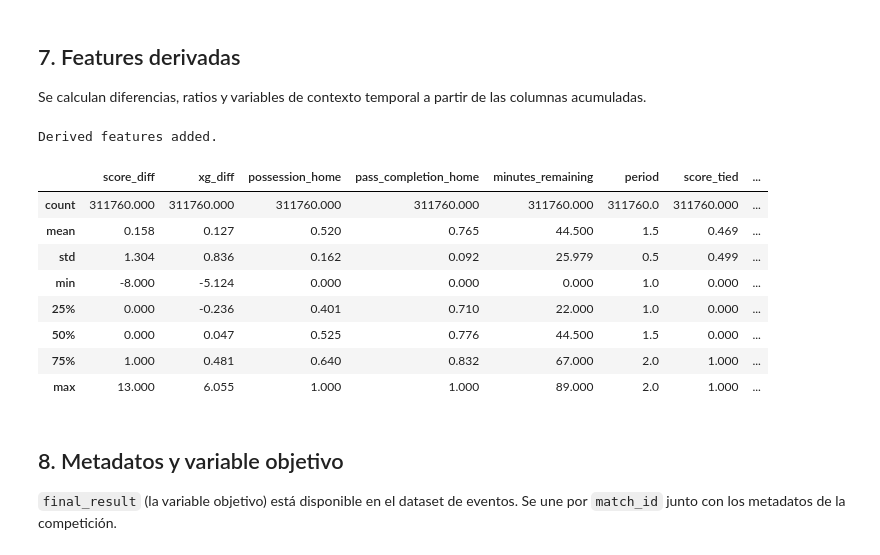
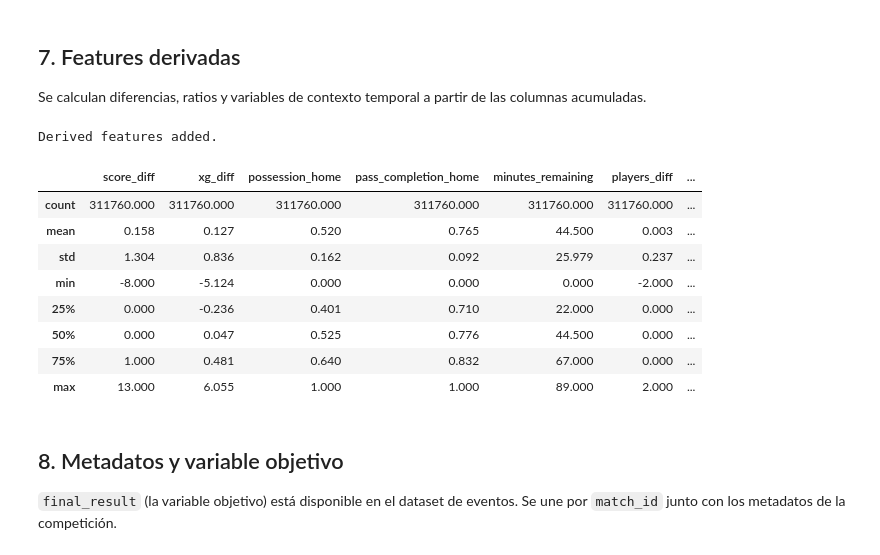
Before and after one commit to oriolologaray/TFE, a Jupyter notebook: notebooks/feature_engineering.ipynb, the cells around one changed output. Drawn from its saved outputs; the diff is of its cells as text; code cells hidden in the pictures.

```diff
--- a/notebooks/feature_engineering.ipynb
+++ b/notebooks/feature_engineering.ipynb
@@ -258,58 +258,59 @@ features["possession_home"] = (
     features["carries_home"] / total_carries.replace(0, np.nan)
 ).fillna(0.5)   # 0.5 when no carries yet (kick-off minute)
 
-# Pass completion rates
+# Pass completion rates — computed before dropping complete_passes columns
 features["pass_completion_home"] = (
     features["complete_passes_home"] / features["passes_home"].replace(0, np.nan)
 ).fillna(0.0)
 features["pass_completion_away"] = (
     features["complete_passes_away"] / features["passes_away"].replace(0, np.nan)
 ).fillna(0.0)
 
-# Temporal context
+# complete_passes_home/away are now redundant: complete_passes = passes * pass_completion
+# Correlation with passes_home/away is r≈0.98 and they add no independent signal.
+features.drop(columns=["complete_passes_home", "complete_passes_away"], inplace=True)
+
+# Temporal context.
+# minutes_remaining is the primary temporal feature; period is exactly derivable from it
+# (period=1 iff minutes_remaining>=45) so it is dropped to avoid redundancy.
 features["minutes_remaining"] = 90 - features["minute"]
-features["period"]   = (features["minute"] > 45).astype(np.int8) + 1
-features["score_tied"] = (features["score_diff"] == 0).astype(np.int8)
 
-# Numerical superiority from red cards.
-# players_diff > 0 means home team has more players on the pitch.
-# Multiplied by minutes_remaining: an early man advantage compounds more than a late one.
-features["players_diff"]        = features["red_cards_away"] - features["red_cards_home"]
-features["players_diff_x_time"] = features["players_diff"] * features["minutes_remaining"]
+# Numerical superiority from red cards
+features["players_diff"] = features["red_cards_away"] - features["red_cards_home"]
 
-# Game openness: 0-0 and 3-3 are both score_diff=0, but very different matches
+# Game openness: 0-0 and 3-3 are both score_diff=0 but very different matches
 features["total_goals"] = features["goals_home"] + features["goals_away"]
 
 # Shot quality: xG per shot — distinguishes box threats from long-range speculative shots.
 # Filled with 0.0 when no shots taken yet.
 features["xg_per_shot_home"] = (
     features["xg_home"] / features["shots_home"].replace(0, np.nan)
 ).fillna(0.0)
 features["xg_per_shot_away"] = (
     features["xg_away"] / features["shots_away"].replace(0, np.nan)
 ).fillna(0.0)
 
 # Finishing over/under-performance vs expected goals
 features["goals_minus_xg_home"] = features["goals_home"] - features["xg_home"]
 features["goals_minus_xg_away"] = features["goals_away"] - features["xg_away"]
 
 print("Derived features added.")
 features[[
     "score_diff", "xg_diff", "possession_home", "pass_completion_home",
-    "minutes_remaining", "period", "score_tied",
+    "minutes_remaining",
     "players_diff", "total_goals", "xg_per_shot_home", "goals_minus_xg_home",
 ]].describe().round(3)
 # %% [output]
 Derived features added.
-|  | score_diff | xg_diff | possession_home | pass_completion_home | minutes_remaining | period | score_tied | ... |
-| count | 311760.000 | 311760.000 | 311760.000 | 311760.000 | 311760.000 | 311760.0 | 311760.000 | ... |
-| mean | 0.158 | 0.127 | 0.520 | 0.765 | 44.500 | 1.5 | 0.469 | ... |
-| std | 1.304 | 0.836 | 0.162 | 0.092 | 25.979 | 0.5 | 0.499 | ... |
-| min | -8.000 | -5.124 | 0.000 | 0.000 | 0.000 | 1.0 | 0.000 | ... |
-| 25% | 0.000 | -0.236 | 0.401 | 0.710 | 22.000 | 1.0 | 0.000 | ... |
-| 50% | 0.000 | 0.047 | 0.525 | 0.776 | 44.500 | 1.5 | 0.000 | ... |
-| 75% | 1.000 | 0.481 | 0.640 | 0.832 | 67.000 | 2.0 | 1.000 | ... |
-| max | 13.000 | 6.055 | 1.000 | 1.000 | 89.000 | 2.0 | 1.000 | ... |
+|  | score_diff | xg_diff | possession_home | pass_completion_home | minutes_remaining | players_diff | ... |
+| count | 311760.000 | 311760.000 | 311760.000 | 311760.000 | 311760.000 | 311760.000 | ... |
+| mean | 0.158 | 0.127 | 0.520 | 0.765 | 44.500 | 0.003 | ... |
+| std | 1.304 | 0.836 | 0.162 | 0.092 | 25.979 | 0.237 | ... |
+| min | -8.000 | -5.124 | 0.000 | 0.000 | 0.000 | -2.000 | ... |
+| 25% | 0.000 | -0.236 | 0.401 | 0.710 | 22.000 | 0.000 | ... |
+| 50% | 0.000 | 0.047 | 0.525 | 0.776 | 44.500 | 0.000 | ... |
+| 75% | 1.000 | 0.481 | 0.640 | 0.832 | 67.000 | 0.000 | ... |
+| max | 13.000 | 6.055 | 1.000 | 1.000 | 89.000 | 2.000 | ... |
 # %% [markdown]
 ## 8. Metadatos y variable objetivo
 
```
Also changed, not shown: parts of 3 cells of this notebook, 11 other files.
